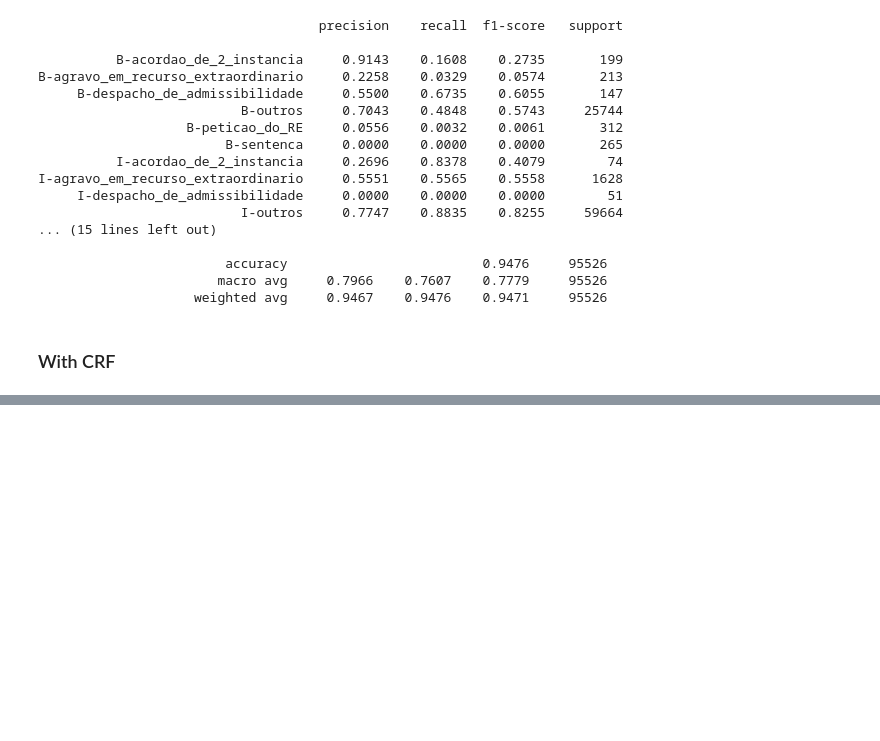
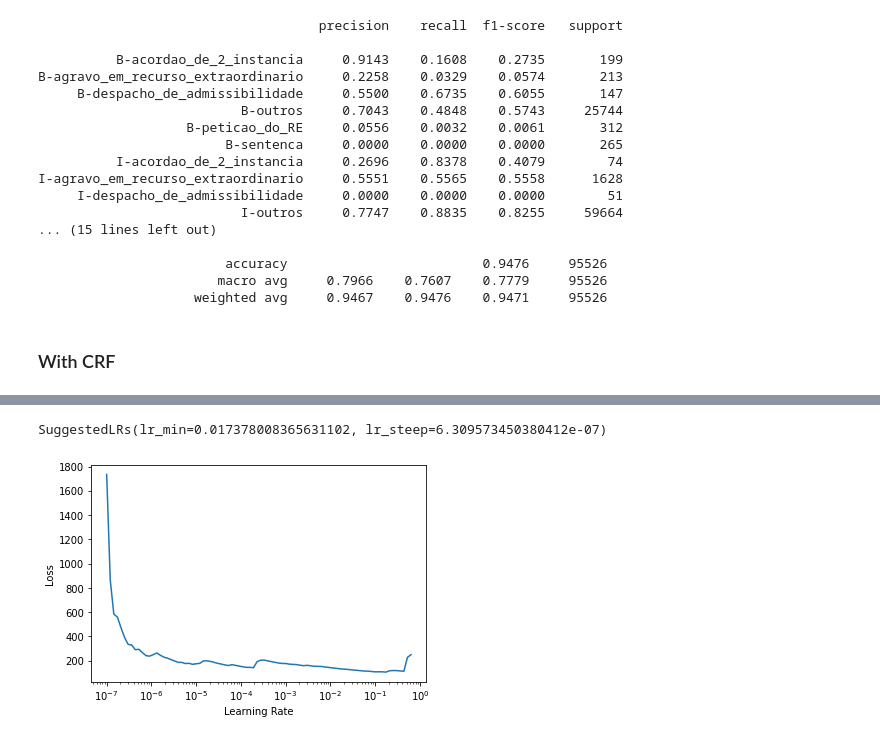
Before and after one commit to peluz/victor-visual-text, a Jupyter notebook: sequence_clf.ipynb, the cells around one changed output, grey strips where cells are left out. Drawn from its saved outputs; the diff is of its cells as text; code cells hidden in the pictures; blank space fills up the shorter version.

```diff
--- a/sequence_clf.ipynb
+++ b/sequence_clf.ipynb
@@ -394,10 +394,12 @@ class BiLSTMCRF(Module):
 
     def crf_loss_func(self, out, targ):
         mask = tensor(targ.data != OUT_DIM)
-        targ[targ==OUT_DIM]=0
+        clean_targ = targ.clone()
+        clean_targ[clean_targ==OUT_DIM]=0
         targ=targ.view(out.shape[:2])
+        clean_targ=clean_targ.view(targ.shape)
         mask=mask.view(targ.shape)
-        return -self.crf(out, targ.long(), mask=mask, reduction="mean")
+        return -self.crf(out, clean_targ.long(), mask=mask, reduction="mean")
 
     def forward(self, x):
         out, _ = self.lstm(x)
@@ -445,0 +547,7 @@ learn.fit_one_cycle(10, lr_max=1e-2)
+# %%
+model = BiLSTMCRF(hidden_dim=256)
+# %%
+learn = Learner(dls, model, loss_func=model.crf_loss_func, metrics=[MyFScore()])
+# %%
+learn.lr_find()
+# %% [output]
@@ -445,0 +555,2 @@ learn.fit_one_cycle(10, lr_max=1e-2)
+SuggestedLRs(lr_min=0.017378008365631102, lr_steep=6.309573450380412e-07)
+[figure, added]
```
Also changed, not shown: parts of 16 cells of this notebook, 1 other file.
